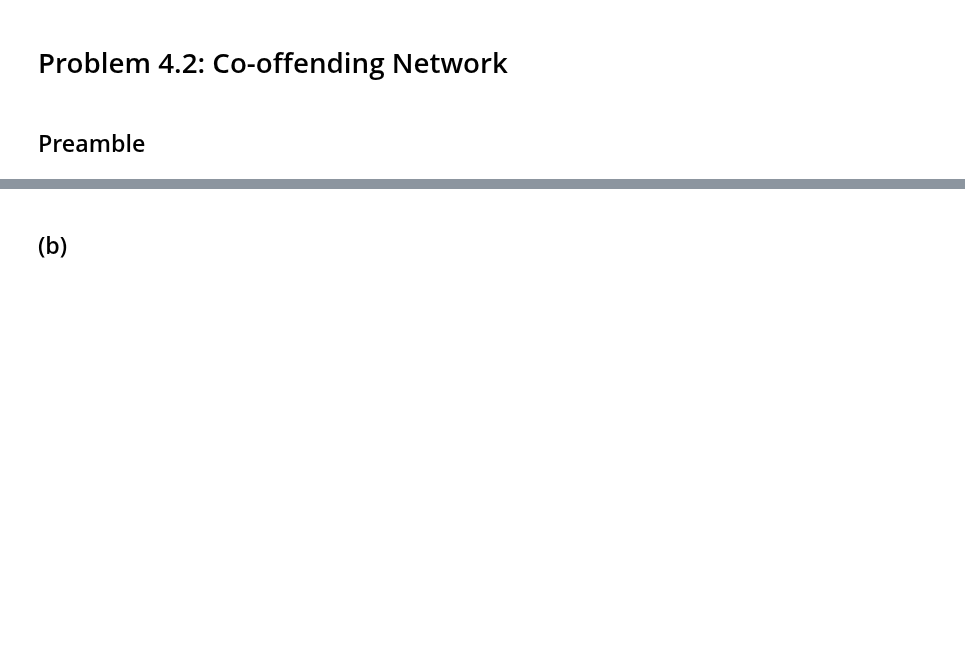
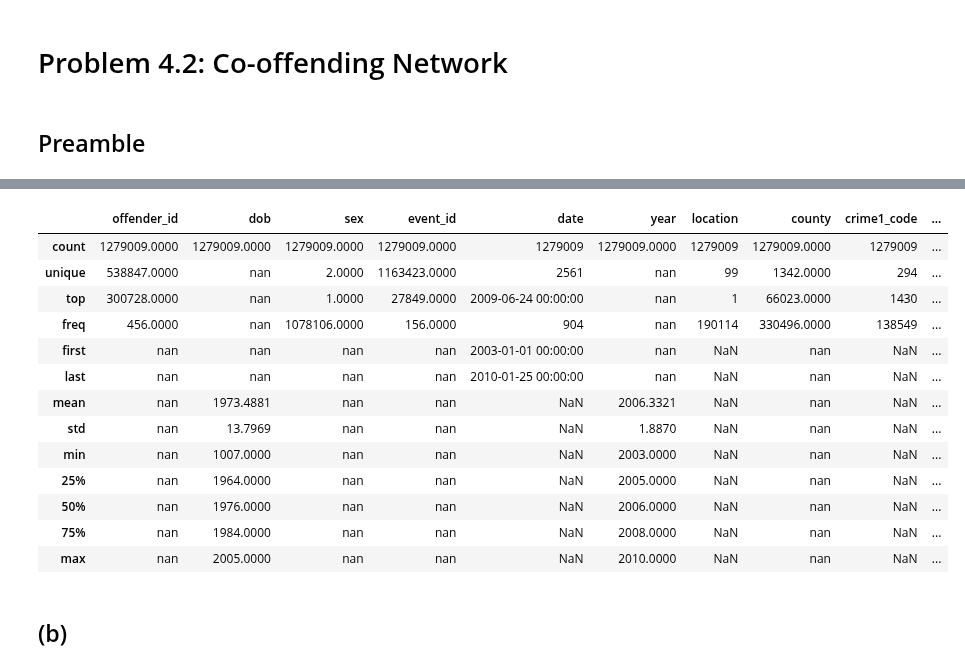
Before and after one commit to pipeton8/6.439-stats-comp-applications, a Jupyter notebook: Assignments/4 - Networks/6.439 - Problem Set 4.ipynb, the cells around one changed output, grey strips where cells are left out. Saved outputs shown, nothing was run; the diff lists cells and outputs as text; code cells hidden in the pictures; blank space fills up the shorter version.

```diff
--- a/Assignments/4 - Networks/6.439 - Problem Set 4.ipynb
+++ b/Assignments/4 - Networks/6.439 - Problem Set 4.ipynb
@@ -77,3 +160,20 @@ co_off.describe(include='all', datetime_is_numeric=True)
+# %%
+co_off[co_off['crime1_code'] != " "].describe(include='all')
+# %% [output]
+|  | offender_id | dob | sex | event_id | date | year | location | county | crime1_code | ... |
+| count | 1279009.0000 | 1279009.0000 | 1279009.0000 | 1279009.0000 | 1279009 | 1279009.0000 | 1279009 | 1279009.0000 | 1279009 | ... |
+| unique | 538847.0000 | nan | 2.0000 | 1163423.0000 | 2561 | nan | 99 | 1342.0000 | 294 | ... |
+| top | 300728.0000 | nan | 1.0000 | 27849.0000 | 2009-06-24 00:00:00 | nan | 1 | 66023.0000 | 1430 | ... |
+| freq | 456.0000 | nan | 1078106.0000 | 156.0000 | 904 | nan | 190114 | 330496.0000 | 138549 | ... |
+| first | nan | nan | nan | nan | 2003-01-01 00:00:00 | nan | NaN | nan | NaN | ... |
+| last | nan | nan | nan | nan | 2010-01-25 00:00:00 | nan | NaN | nan | NaN | ... |
+| mean | nan | 1973.4881 | nan | nan | NaN | 2006.3321 | NaN | nan | NaN | ... |
+| std | nan | 13.7969 | nan | nan | NaN | 1.8870 | NaN | nan | NaN | ... |
+| min | nan | 1007.0000 | nan | nan | NaN | 2003.0000 | NaN | nan | NaN | ... |
+| 25% | nan | 1964.0000 | nan | nan | NaN | 2005.0000 | NaN | nan | NaN | ... |
+| 50% | nan | 1976.0000 | nan | nan | NaN | 2006.0000 | NaN | nan | NaN | ... |
+| 75% | nan | 1984.0000 | nan | nan | NaN | 2008.0000 | NaN | nan | NaN | ... |
+| max | nan | 2005.0000 | nan | nan | NaN | 2010.0000 | NaN | nan | NaN | ... |
 # %% [markdown]
 ## (b)
 # %% [markdown]
```
Also changed, not shown: parts of 11 cells of this notebook.
